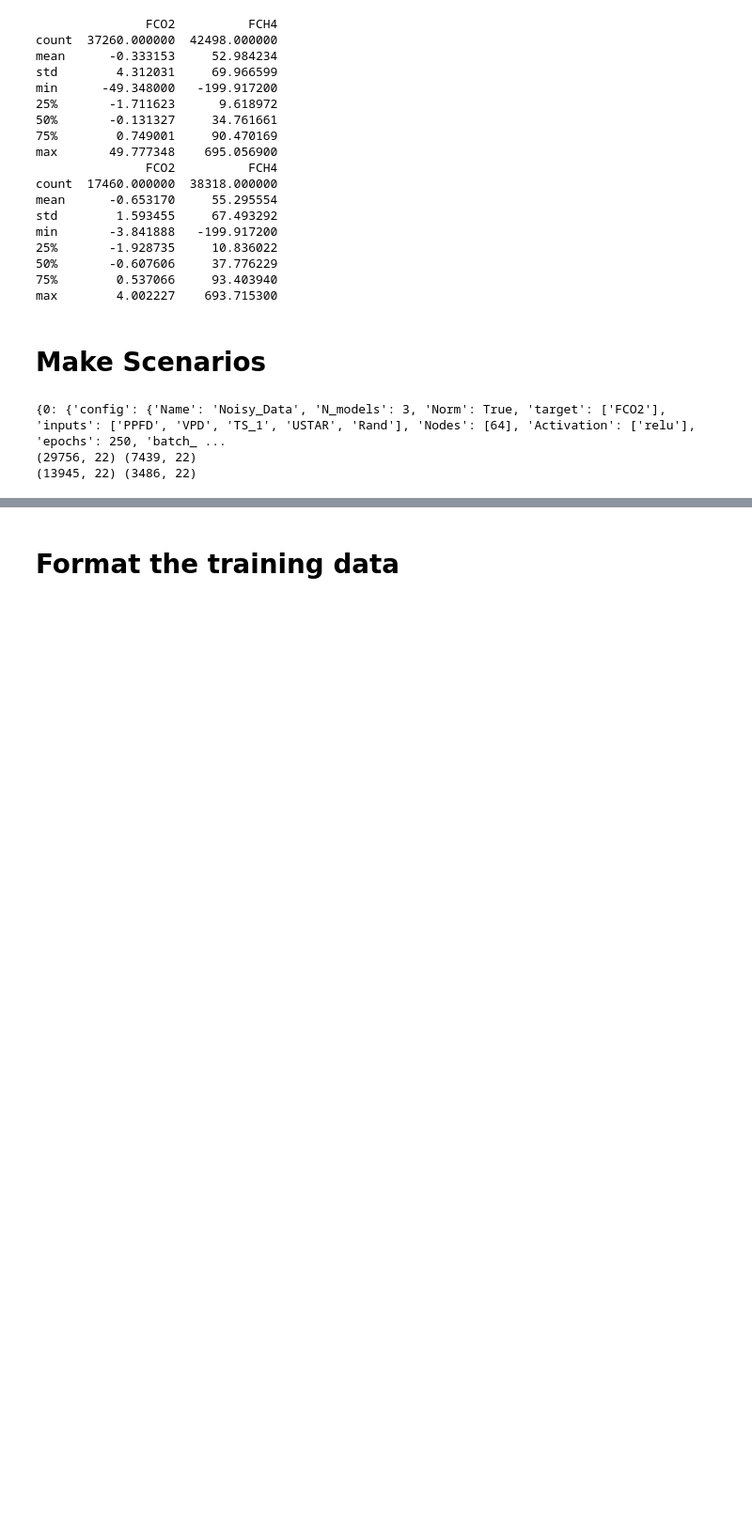
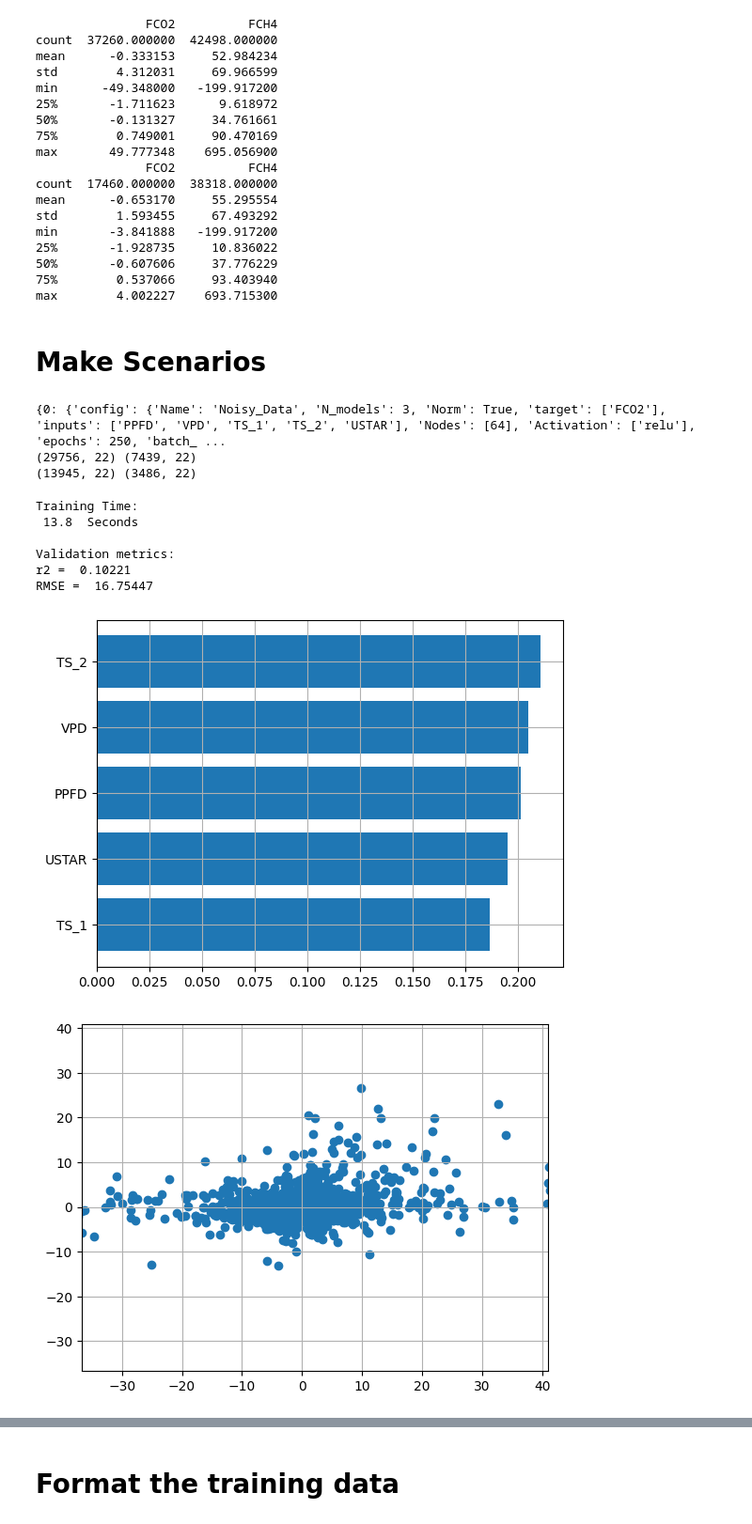
Before and after one commit to June-Skeeter/NN_Applications, a Jupyter notebook: NN_for_EC.ipynb, the cells around one changed output, grey strips where cells are left out. Shown: that part at 94% size. Cells and saved outputs as stored; diff of their text form; code cells hidden in the pictures; blank space fills up the shorter version.

```diff
--- a/NN_for_EC.ipynb
+++ b/NN_for_EC.ipynb
@@ -104,7 +105,7 @@ Model_Runs = {
             'N_models':3,
             'Norm':True,
             'target':['FCO2'],
-            'inputs':['PPFD','VPD','TS_1','USTAR','Rand'],
+            'inputs':['PPFD','VPD','TS_1','TS_2','USTAR'],
             'Nodes':[64],
             'Activation':['relu'],
             'epochs':250,
@@ -144,6 +145,38 @@ for key in Model_Runs.keys():
     Model_Runs[key]['config']['mean'] = Data[inputs].mean().values
     Model_Runs[key]['config']['variance'] = Data[inputs].std().values**2
 # %% [output]
-{0: {'config': {'Name': 'Noisy_Data', 'N_models': 3, 'Norm': True, 'target': ['FCO2'], 'inputs': ['PPFD', 'VPD', 'TS_1', 'USTAR', 'Rand'], 'Nodes': [64], 'Activation': ['relu'], 'epochs': 250, 'batch_ ...
+{0: {'config': {'Name': 'Noisy_Data', 'N_models': 3, 'Norm': True, 'target': ['FCO2'], 'inputs': ['PPFD', 'VPD', 'TS_1', 'TS_2', 'USTAR'], 'Nodes': [64], 'Activation': ['relu'], 'epochs': 250, 'batch_ ...
 (29756, 22) (7439, 22)
 (13945, 22) (3486, 22)
+# %%
+
+run = 0
+
+RF_Output,RF=RF_Mod.RF_mod(Model_Runs[run]['Data'])
+
+RI = pd.DataFrame(index=Model_Runs[run]['config']['inputs'],
+                  data = {'RI':RF.feature_importances_})
+RI = RI.sort_values(by='RI')
+fig,ax=plt.subplots()
+ax.barh(RI.index,RI['RI'])
+ax.grid()
+
+fig,ax=plt.subplots()
+ax.scatter(RF_Output['target'],RF_Output['y_bar'])
+
+Q_clip = 0.001
+axLim = [RF_Output[['target','y_bar']].quantile(Q_clip).min(),
+         RF_Output[['target','y_bar']].quantile(1-Q_clip).max()]
+
+ax.set_ylim(axLim)
+ax.set_xlim(axLim)
+ax.grid()
+# %% [output]
+Training Time:
+ 13.8  Seconds
+
+Validation metrics:
+r2 =  0.10221
+RMSE =  16.75447
+[figure, added]
+[figure, added]
```
Also changed, not shown: parts of 10 cells of this notebook, 2 other files.
